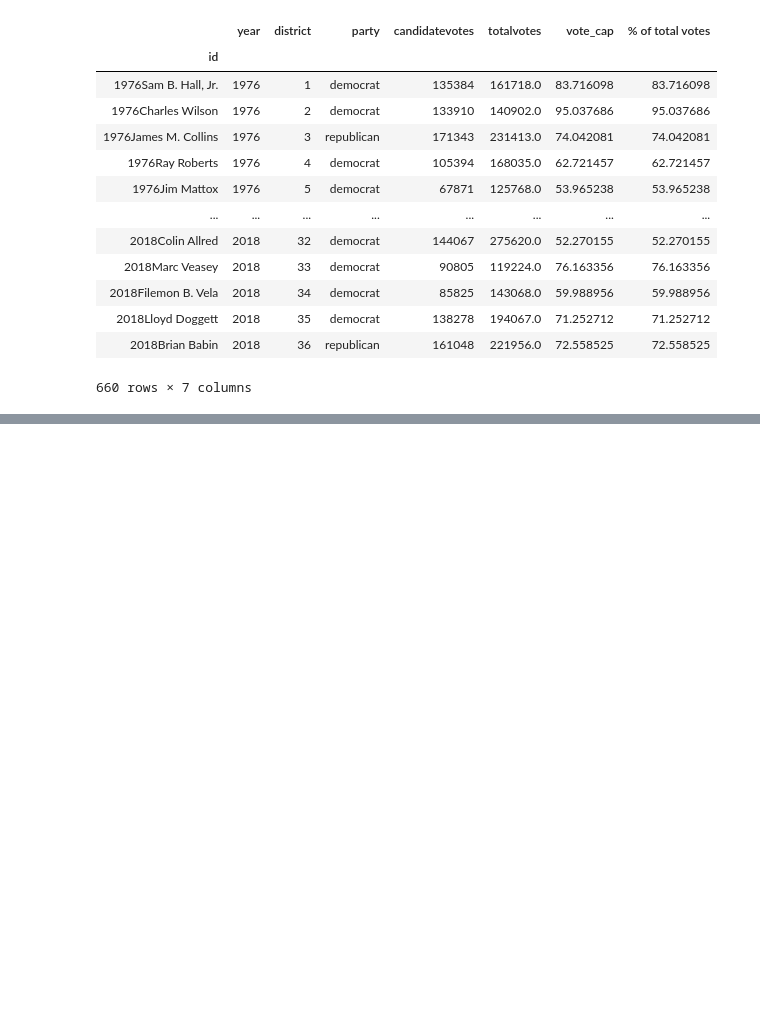
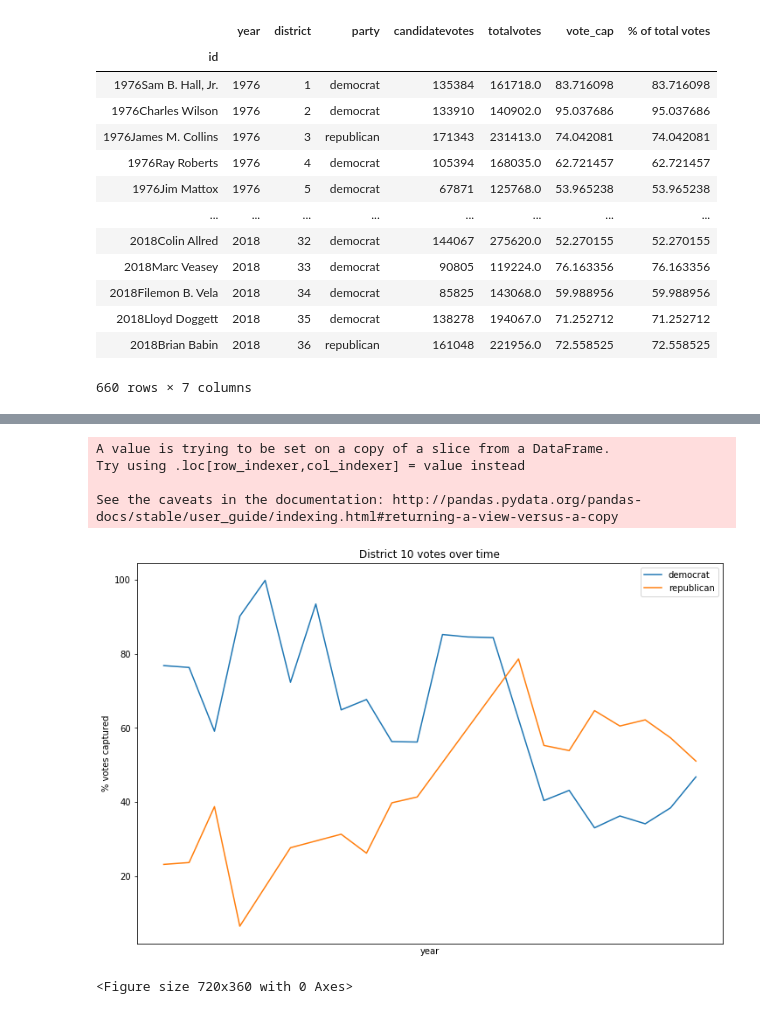
Before and after one commit to snarkers/Group-Project-1, a Jupyter notebook: Voting Data Plots.ipynb, the cells around one changed output, grey strips where cells are left out. Saved outputs shown, nothing was run; the diff lists cells and outputs as text; code cells hidden in the pictures; blank space fills up the shorter version.

```diff
--- a/Voting Data Plots.ipynb
+++ b/Voting Data Plots.ipynb
@@ -168,0 +171,32 @@ fig.tight_layout()
+# %%
+dem_df = df.loc[df["party"]=="democrat"].set_index("year")
+dem_df["% of total votes"] = dem_df["candidatevotes"]/dem_df["totalvotes"]
+dem_vote_cap_yearly = dem_df.groupby(["year", "district"])["% of total votes"].mean()
+
+rep_df = df.loc[df["party"]=="republican"]
+rep_df["% of total votes"] = rep_df["candidatevotes"]/rep_df["totalvotes"]
+rep_df = rep_df[["year", "district", "% of total votes"]]
+# %% [output]
+A value is trying to be set on a copy of a slice from a DataFrame.
+Try using .loc[row_indexer,col_indexer] = value instead
+
+See the caveats in the documentation: http://pandas.pydata.org/pandas-docs/stable/user_guide/indexing.html#returning-a-view-versus-a-copy
+# %%
+district_10_df = df.loc[df["district"]==10]
+district_10_dem_df = district_10_df.loc[district_10_df["party"]== "democrat"].set_index("year")
+district_10_rep_df = district_10_df.loc[district_10_df["party"]== "republican"].set_index("year")
+
+plt.xticks(district_10_dem_df['vote_cap'], district_10_dem_df.index.values)
+plt.xticks(district_10_rep_df['vote_cap'], district_10_rep_df.index.values)
+plt.plot(district_10_dem_df['vote_cap'])
+plt.plot(district_10_rep_df['vote_cap'])
+plt.title("District 10 votes over time")
+plt.xlabel("year")
+plt.ylabel("% votes captured")
+plt.legend(["democrat", "republican"])
+plt.show()
+plt.figure(figsize = (10, 5))
+plt.savefig("District_Votes.png")
+# %% [output]
+[figure, added]
+<Figure size 720x360 with 0 Axes>
```
Also changed, not shown: parts of 19 cells of this notebook, 1 other file.
